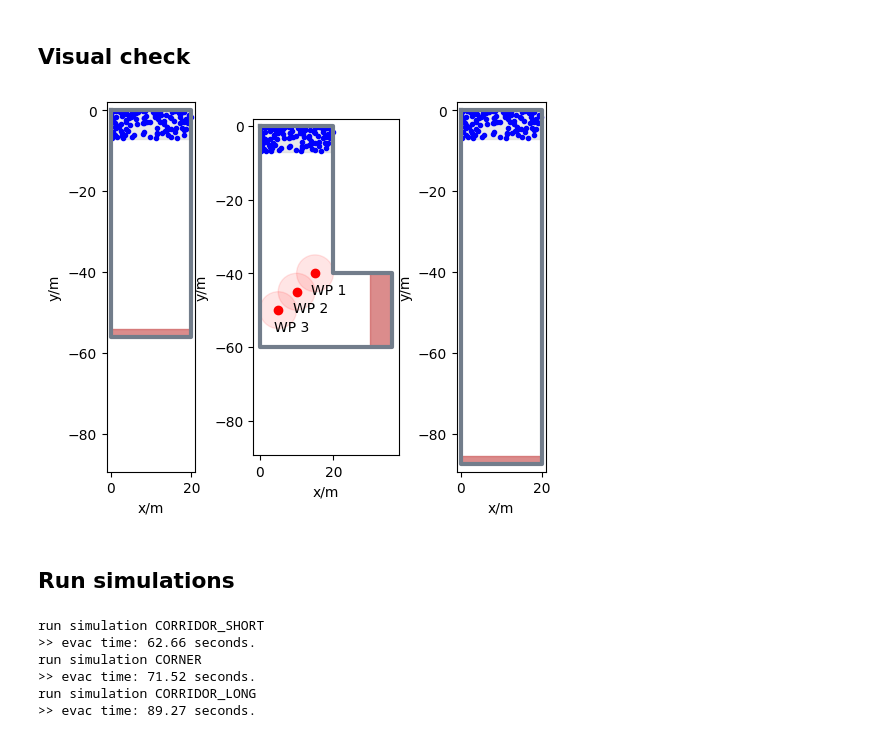
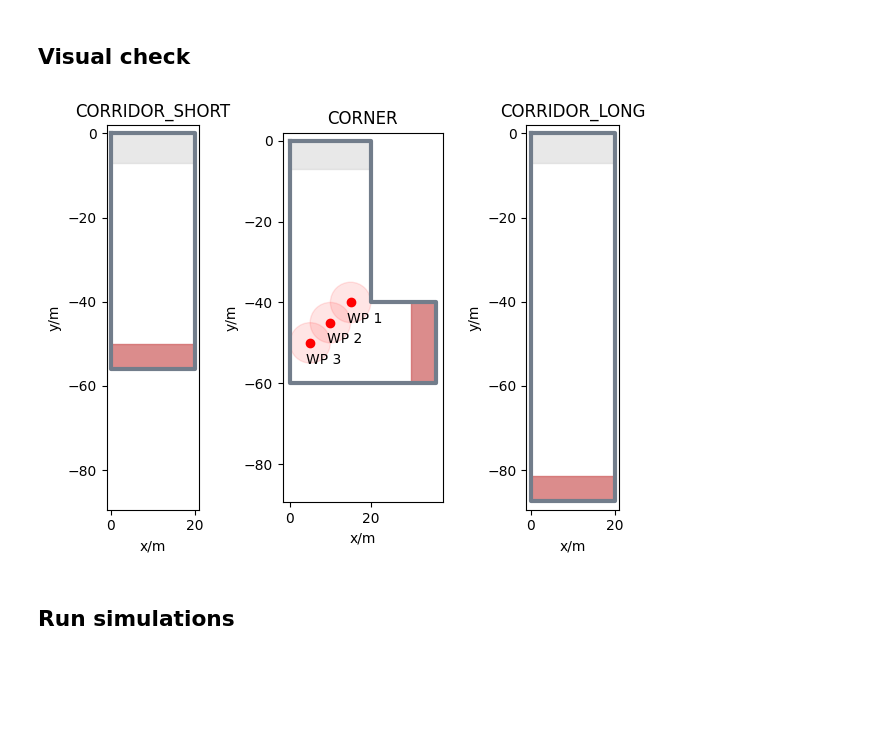
Before and after one commit to PedestrianDynamics/CFM2, a Jupyter notebook: notebooks/assignement6.ipynb, the cells around one changed output. Saved outputs shown, nothing was run; the diff lists cells and outputs as text; code cells hidden in the pictures; blank space fills up the shorter version.

Commit message:
run simulation multiple times and plot result

```diff
--- a/notebooks/assignement6.ipynb
+++ b/notebooks/assignement6.ipynb
@@ -224,52 +208,60 @@ scenarios.append(corridor_long_scenario)
+# %%
+scenario_details = {
+    AreaType.CORRIDOR_SHORT: {
+        "area": corridor_short_area,
+        "exit": corridor_short_exit,
+        "waypoints": [],
+        "distance_to_waypoints": 0,
+    },
+    AreaType.CORNER: {
+        "area": corner_area,
+        "exit": corner_exit,
+        "waypoints": corner_waypoints,
+        "distance_to_waypoints": 5,
+    },
+    AreaType.CORRIDOR_LONG: {
+        "area": corridor_long_area,
+        "exit": corridor_long_exit,
+        "waypoints": [],
+        "distance_to_waypoints": 0,
+    },
+}
 # %% [markdown]
 ## Visual check
 # %%
 fig, axes = plt.subplots(ncols=3, nrows=1)
-for ax, scenario in zip(axes, scenarios):
+
+for ax, (scenario_type, details) in zip(axes, scenario_details.items()):
     pedpy.plot_walkable_area(
-        walkable_area=scenario.walkable_area, line_width=3, axes=ax
+        walkable_area=pedpy.WalkableArea(details["area"]), line_width=3, axes=ax
     ).set_aspect("equal")
     ax.fill(
         *spawning_area.exterior.xy, color="lightgrey", alpha=0.5, label="Spawning Area"
     )
-    ax.fill(*scenario.exit.exterior.xy, color="indianred", alpha=0.7, label="Exit")
-    ax.scatter(
-        *Polygon(scenario.positions).exterior.xy,
-        marker=".",
-        color="blue",
-        label="Starting Positions",
-    )
+    ax.fill(*details["exit"].exterior.xy, color="indianred", alpha=0.7, label="Exit")
+
     ax.set_ylim([-(6 + 75.4 + 6 + 2), 2])
-    for idx, waypoint in enumerate(scenario.waypoints):
+    for idx, waypoint in enumerate(details["waypoints"]):
         ax.plot(waypoint[0], waypoint[1], "ro")
         ax.annotate(
             f"WP {idx+1}",
             (waypoint[0], waypoint[1]),
             textcoords="offset points",
             xytext=(10, -15),
             ha="center",
         )
         circle = Circle(
             (waypoint[0], waypoint[1]),
-            scenario.distance_to_waypoints,
+            details["distance_to_waypoints"],
             fc="red",
             ec="red",
             alpha=0.1,
         )
         ax.add_patch(circle)
+    ax.set_title(scenario_type.name)
+
+plt.tight_layout()
 # %% [output]
-[figure, old version]
+[figure, new version]
 # %% [markdown]
 ## Run simulations
-# %%
-evac_times = []
-for scenario in scenarios:
-    evac_time = scenario.run_simulation()
-    evac_times.append(evac_time)
-# %% [output]
-run simulation CORRIDOR_SHORT
->> evac time: 62.66 seconds.
-run simulation CORNER
->> evac time: 71.52 seconds.
-run simulation CORRIDOR_LONG
->> evac time: 89.27 seconds.
```
Also changed, not shown: parts of 10 cells of this notebook.
